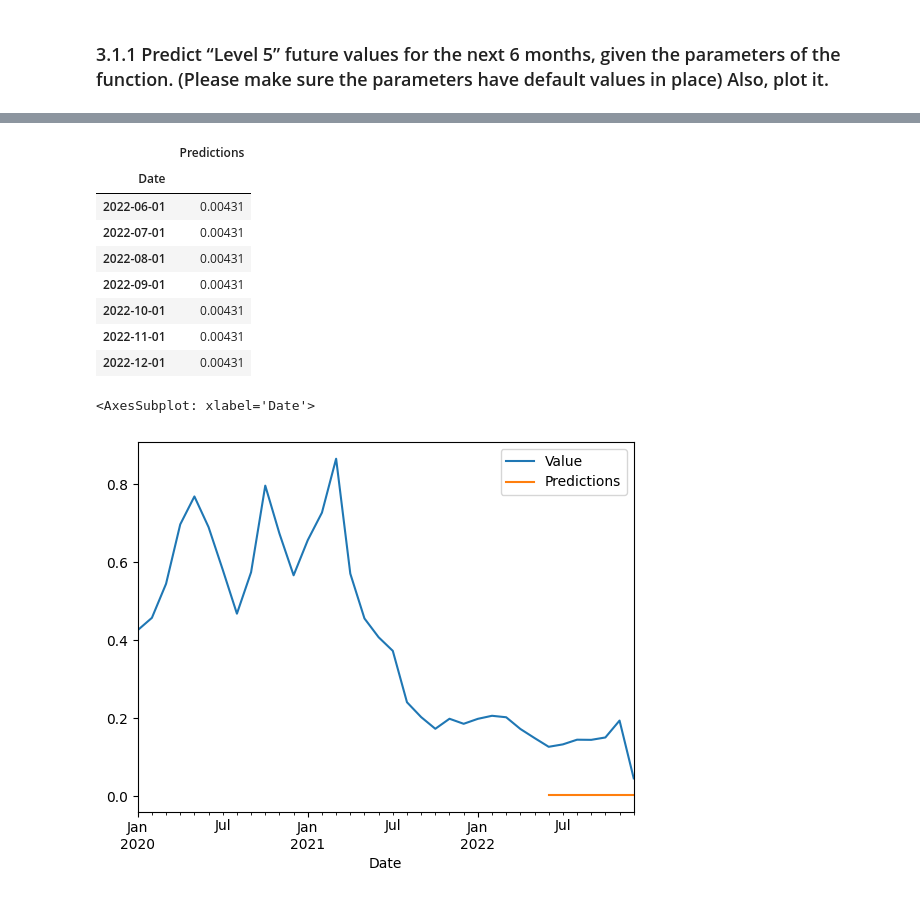
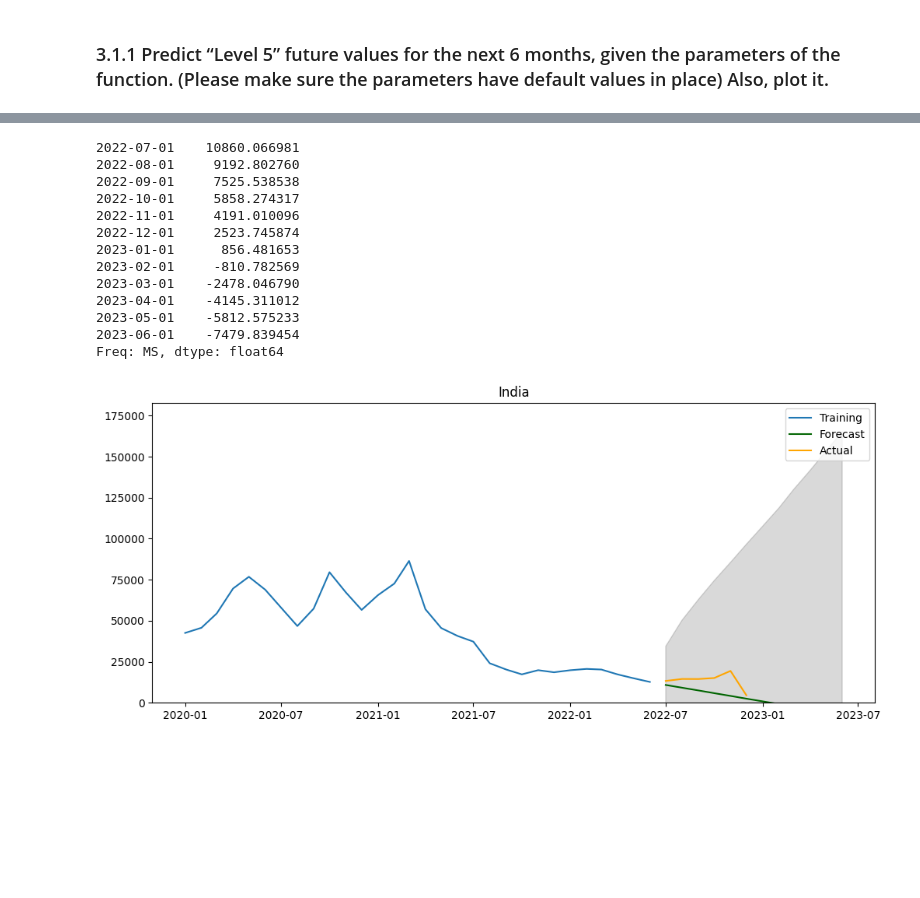
Before and after one commit to pratiksrm99/DataAnalysis, a Jupyter notebook: Website_Visitors_Data_Analysis/Analysis Notebook/Part_3-Prediction.ipynb, the cells around one changed output, grey strips where cells are left out. Drawn from its saved outputs; the diff is of its cells as text; code cells hidden in the pictures; blank space fills up the shorter version.

Commit message:
Update: Part-3, 3.1.1, Arima model testing

```diff
--- a/Website_Visitors_Data_Analysis/Analysis Notebook/Part_3-Prediction.ipynb
+++ b/Website_Visitors_Data_Analysis/Analysis Notebook/Part_3-Prediction.ipynb
@@ -131,13 +45,0 @@ import pmdarima as pm
-# %%
-model = pm.auto_arima(test_df["Value"],
-                      seasonal=False,
-                      start_p=1, start_q=1, max_order=4,
-                      test='adf', stepwise=True, trace=True)
-
-model = ARIMA(test_df["Value"], order=(0,2,0))
-# %%
-train_set = test_df[test_df.index.get_level_values(0)<"2022-06-01"]
-test_set = test_df[test_df.index.get_level_values(0)>="2022-06-01"]
-# %%
-model_fit = model.fit()
-model_fit.summary()
@@ -179,18 +45,0 @@ Freq: MS, dtype: float64
-# %%
-forecast_df = pd.DataFrame(forecast[0], index=test_set.index, columns=["Predictions"])
-forecast_df
-# %% [output]
-|  | Predictions |
-| Date |  |
-| 2022-06-01 | 0.00431 |
-| 2022-07-01 | 0.00431 |
-| 2022-08-01 | 0.00431 |
-| 2022-09-01 | 0.00431 |
-| 2022-10-01 | 0.00431 |
-| 2022-11-01 | 0.00431 |
-| 2022-12-01 | 0.00431 |
-# %%
-pd.concat([test_df['Value'],forecast_df],axis=1).plot()
-# %% [output]
-<AxesSubplot: xlabel='Date'>
-[figure, removed]
@@ -196,0 +85,23 @@ pd.concat([test_df['Value'],forecast_df],axis=1).plot()
+# %%
+regions = list(df["Region"].unique())
+segment = "Customers"
+results = []
+for region in regions:
+    if df_lv5[(df_lv5["Region"]==region) & (df_lv5["Segment"]==segment)].shape[0] != 0:
+        results.append((region,predict_future(region, segment)))
+    break
+# %% [output]
+2022-07-01    10860.066981
+2022-08-01     9192.802760
+2022-09-01     7525.538538
+2022-10-01     5858.274317
+2022-11-01     4191.010096
+2022-12-01     2523.745874
+2023-01-01      856.481653
+2023-02-01     -810.782569
+2023-03-01    -2478.046790
+2023-04-01    -4145.311012
+2023-05-01    -5812.575233
+2023-06-01    -7479.839454
+Freq: MS, dtype: float64
+[figure, added]
```
Also changed, not shown: parts of 14 cells of this notebook.
